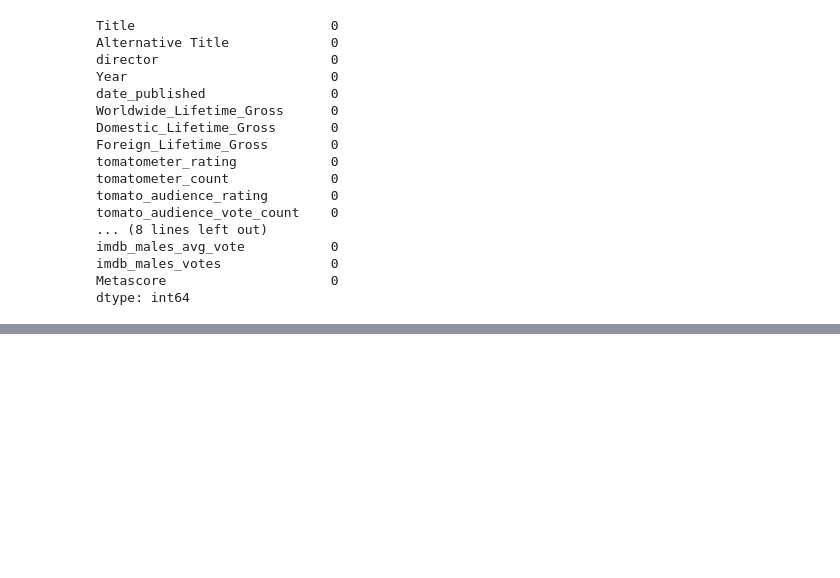
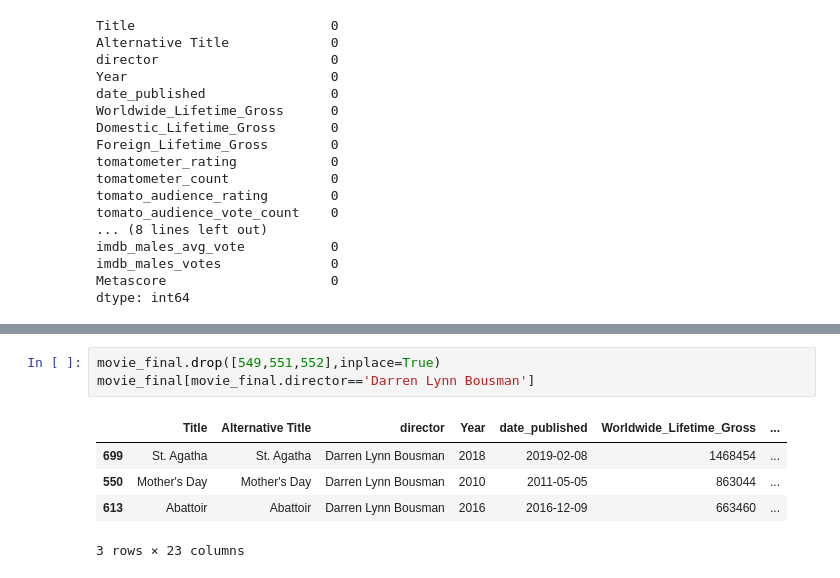
Before and after one commit to AminKafka/Movie-Boxoffice-Prediction-With-Critics-Votes, a Jupyter notebook: notebooks/final_merge.ipynb, the cells around one changed output, grey strips where cells are left out. Drawn from its saved outputs; the diff is of its cells as text; blank space fills up the shorter version.

```diff
--- a/notebooks/final_merge.ipynb
+++ b/notebooks/final_merge.ipynb
@@ -106,0 +670,9 @@ dtype: int64
+# %%
+movie_final.drop([549,551,552],inplace=True)
+movie_final[movie_final.director=='Darren Lynn Bousman']
+# %% [output]
+|  | Title | Alternative Title | director | Year | date_published | Worldwide_Lifetime_Gross | ... |
+| 699 | St. Agatha | St. Agatha | Darren Lynn Bousman | 2018 | 2019-02-08 | 1468454 | ... |
+| 550 | Mother's Day | Mother's Day | Darren Lynn Bousman | 2010 | 2011-05-05 | 863044 | ... |
+| 613 | Abattoir | Abattoir | Darren Lynn Bousman | 2016 | 2016-12-09 | 663460 | ... |
+3 rows × 23 columns
```
Also changed, not shown: parts of 65 cells of this notebook, 1 other file.
